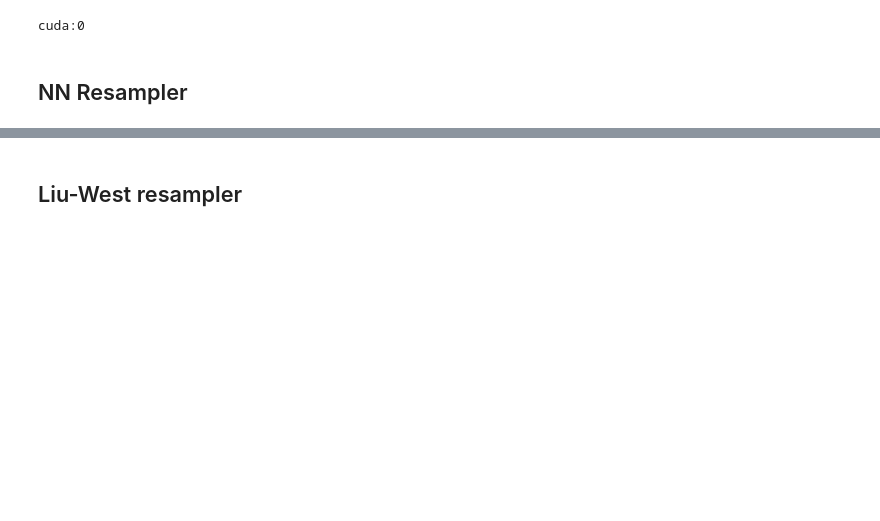
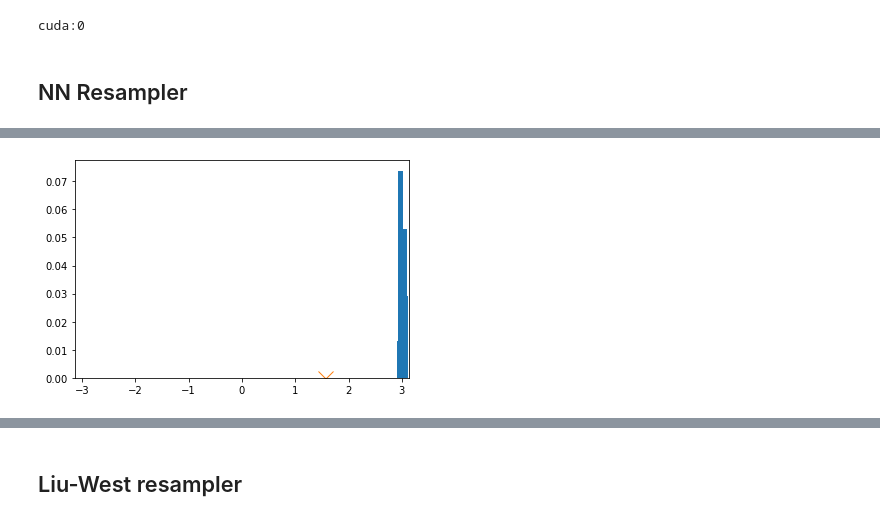
Before and after one commit to ajrheng/smc-nn-resampler, a Jupyter notebook: present-bayesian-phase-est.ipynb, the cells around one changed output, grey strips where cells are left out. Drawn from its saved outputs; the diff is of its cells as text; code cells hidden in the pictures; blank space fills up the shorter version.

```diff
--- a/present-bayesian-phase-est.ipynb
+++ b/present-bayesian-phase-est.ipynb
@@ -140,0 +153,7 @@ for i in range(len(smc.memory.pos_wgt_bef_res)-1):
+# %%
+plt.hist(smc.particle_pos, bins=num_bins, weights=smc.particle_wgts, width=0.1)
+plt.xlim([-np.pi, np.pi])
+plt.plot(omega_star, 0,marker='x', markersize=15)
+plt.show()
+# %% [output]
+[figure, added]
```
Also changed, not shown: parts of 7 cells of this notebook, 2 other files.
